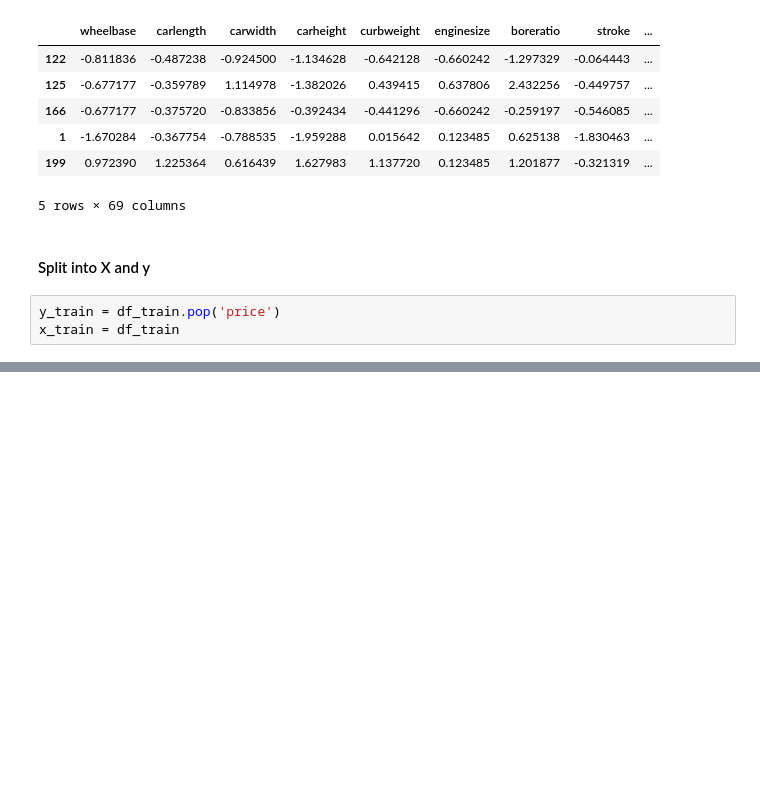
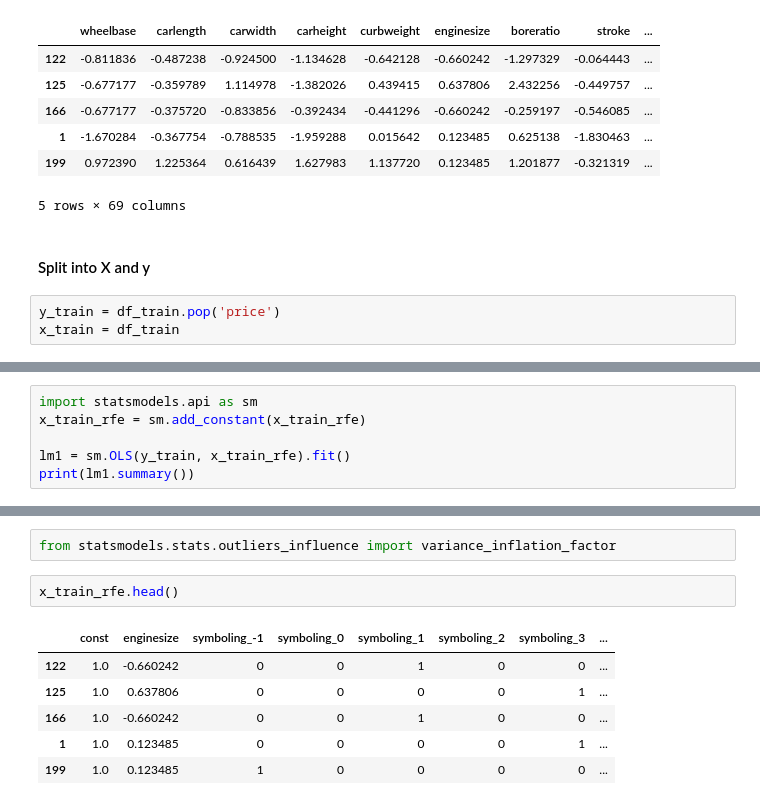
Before and after one commit to Karen9119/Car-Linear-Regression, a Jupyter notebook: DS C41.ipynb, the cells around one changed output, grey strips where cells are left out. Saved outputs shown, nothing was run; the diff lists cells and outputs as text; blank space fills up the shorter version.

```diff
--- a/DS C41.ipynb
+++ b/DS C41.ipynb
@@ -318,0 +392,6 @@ x_train = df_train
+# %%
+import statsmodels.api as sm
+x_train_rfe = sm.add_constant(x_train_rfe)
+
+lm1 = sm.OLS(y_train, x_train_rfe).fit()
+print(lm1.summary())
@@ -318,0 +422,11 @@ x_train = df_train
+# %%
+from statsmodels.stats.outliers_influence import variance_inflation_factor
+# %%
+x_train_rfe.head()
+# %% [output]
+|  | const | enginesize | symboling_-1 | symboling_0 | symboling_1 | symboling_2 | symboling_3 | ... |
+| 122 | 1.0 | -0.660242 | 0 | 0 | 1 | 0 | 0 | ... |
+| 125 | 1.0 | 0.637806 | 0 | 0 | 0 | 0 | 1 | ... |
+| 166 | 1.0 | -0.660242 | 0 | 0 | 1 | 0 | 0 | ... |
+| 1 | 1.0 | 0.123485 | 0 | 0 | 0 | 0 | 1 | ... |
+| 199 | 1.0 | 0.123485 | 1 | 0 | 0 | 0 | 0 | ... |
```
Also changed, not shown: parts of 12 cells of this notebook.
